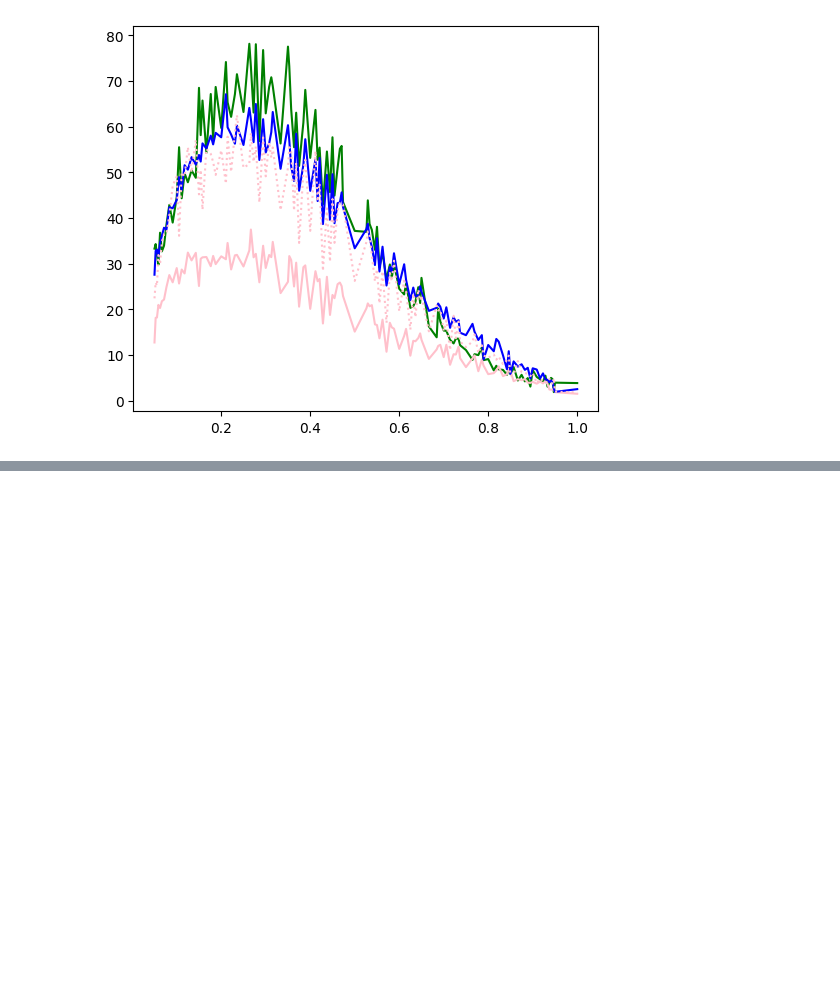
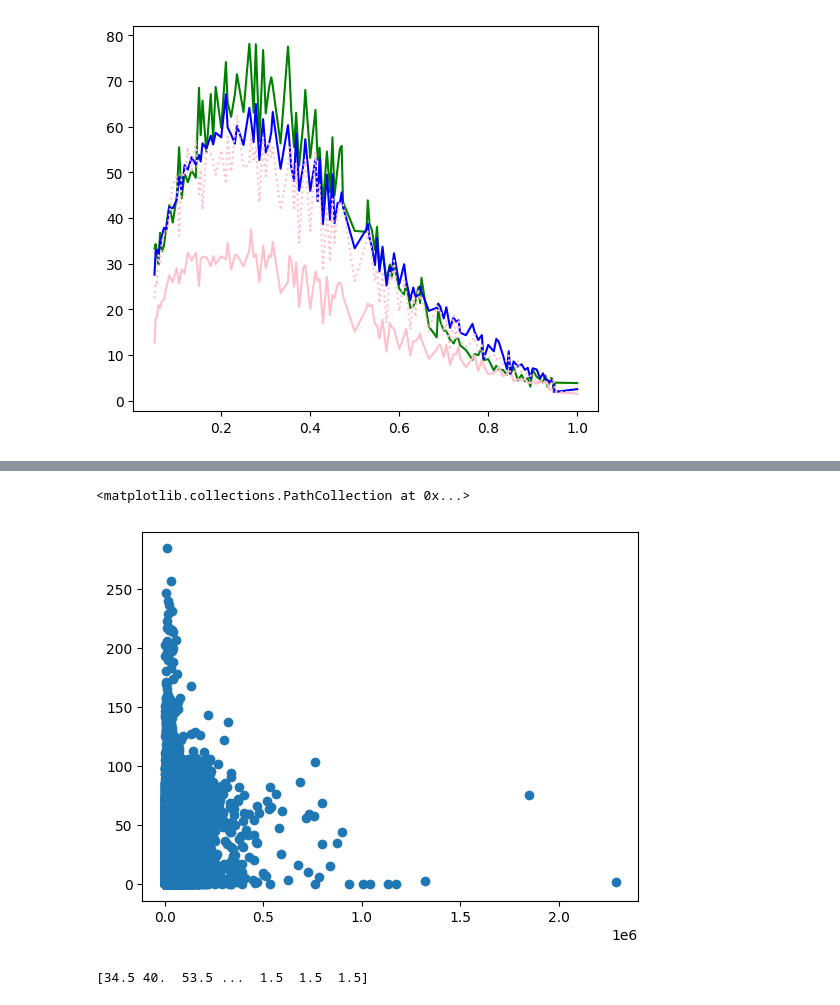
Before and after one commit to bfildier/explore-multiscale-extremes, a Jupyter notebook: scripts/plot_EGU2024.ipynb, the cells around one changed output, grey strips where cells are left out. Cells and saved outputs as stored; diff of their text form; code cells hidden in the pictures; blank space fills up the shorter version.

```diff
--- a/scripts/plot_EGU2024.ipynb
+++ b/scripts/plot_EGU2024.ipynb
@@ -143,7 +147,8 @@ lcm_RCEMIP_SAM = pd.read_csv('/homedata/mcarenso/Stage2023_old/SAM/300K/maxpreci
 # Load DYAMOND version
 
 filepath = os.path.join(DIR_OUT,'tropics','life_cycle_mapping','lifecycle_diag_DYAMOND_Summer_SAM_v208_2.nc')
-lcm_data = xr.open_dataset(filepath)
+lcm_DYAMOND_SAM = xr.open_dataset(filepath)
+lcm_data = lcm_DYAMOND_SAM
 # %%
 #-- compute normalized age, DYAMOND
 
@@ -292,0 +297,4 @@ plt.savefig(os.path.join(DIR_FIG,'lifecycle','EGU24_DYAMOND_SAM_Pmax_normage.pdf
+# %%
+area_max_mcs_DYAMOND = np.nanmax(lcm_DYAMOND_SAM.area,axis=1)
+prec_max_mcs_DYAMOND = np.nanmax(lcm_DYAMOND_SAM.prec_max,axis=1)
+duration_mcs_DYAMOND = lcm_DYAMOND_SAM.duration.values
@@ -292,0 +308,5 @@ plt.savefig(os.path.join(DIR_FIG,'lifecycle','EGU24_DYAMOND_SAM_Pmax_normage.pdf
+# %%
+plt.scatter(area_max_mcs_DYAMOND,prec_max_mcs_DYAMOND)
+# %% [output]
+<matplotlib.collections.PathCollection at 0x...>
+[figure, added]
@@ -292,0 +315,18 @@ plt.savefig(os.path.join(DIR_FIG,'lifecycle','EGU24_DYAMOND_SAM_Pmax_normage.pdf
+# %%
+x = duration_mcs_DYAMOND
+y = prec_max_mcs_DYAMOND
+m_not_nans = ~np.isnan(y)
+x = x[m_not_nans]
+y = y[m_not_nans]
+print(x)
+
+nbins=100
+k = kde.gaussian_kde([x,y])
+# x_min,x_max = x.min(), x.max()
+# y_min,y_max = y.min(), y.max()
+x_min,x_max = 0, 50
+y_min,y_max = 0, 150
+xi, yi = np.mgrid[x_min:x_max:nbins*1j, y_min:y_max:nbins*1j]
+zi = k(np.vstack([xi.flatten(), yi.flatten()]))
+# %% [output]
+[34.5 40.  53.5 ...  1.5  1.5  1.5]
```
Also changed, not shown: parts of 10 cells of this notebook, 10 other files.
